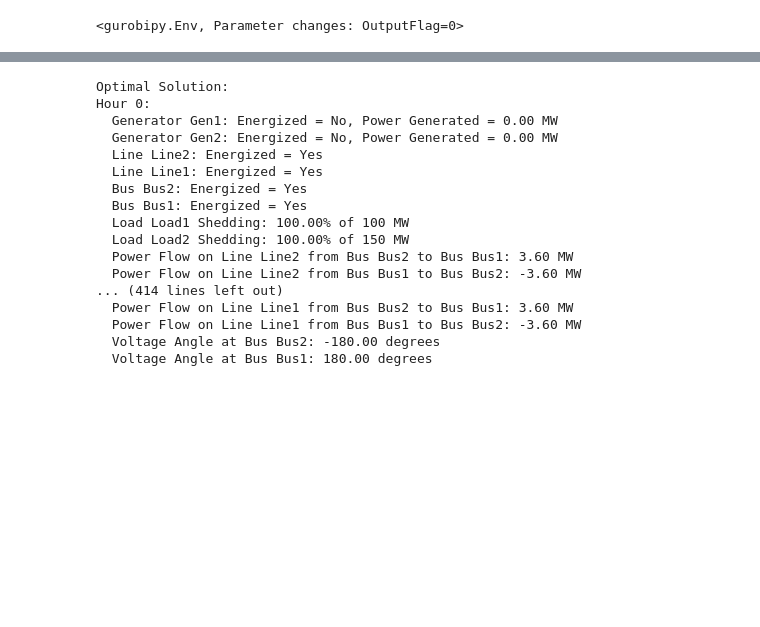
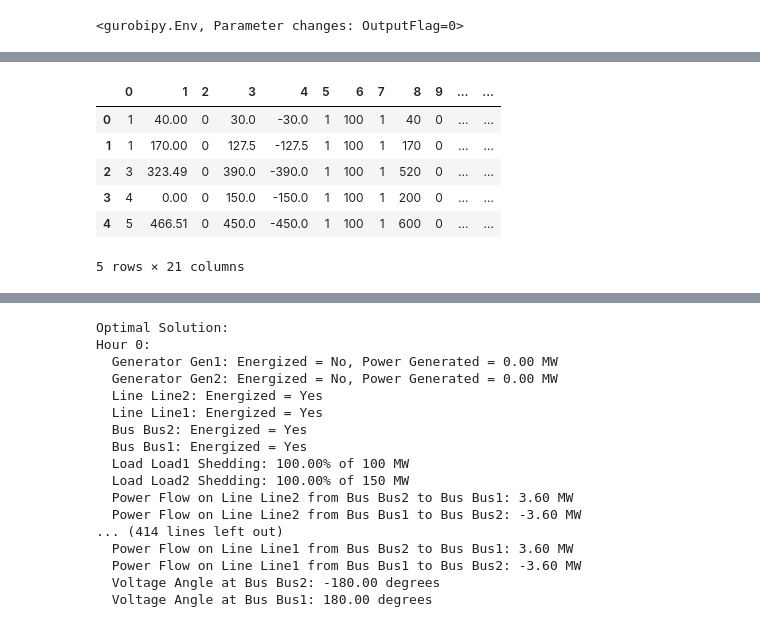
Before and after one commit to Ekatherian/IOE510-project, a Jupyter notebook: wildfire.ipynb, the cells around one changed output, grey strips where cells are left out. Drawn from its saved outputs; the diff is of its cells as text; code cells hidden in the pictures; blank space fills up the shorter version.

```diff
--- a/wildfire.ipynb
+++ b/wildfire.ipynb
@@ -9,0 +29,10 @@ env.start()
+# %%
+df_generator.head()
+# %% [output]
+|  | 0 | 1 | 2 | 3 | 4 | 5 | 6 | 7 | 8 | 9 | ... | ... |
+| 0 | 1 | 40.00 | 0 | 30.0 | -30.0 | 1 | 100 | 1 | 40 | 0 | ... | ... |
+| 1 | 1 | 170.00 | 0 | 127.5 | -127.5 | 1 | 100 | 1 | 170 | 0 | ... | ... |
+| 2 | 3 | 323.49 | 0 | 390.0 | -390.0 | 1 | 100 | 1 | 520 | 0 | ... | ... |
+| 3 | 4 | 0.00 | 0 | 150.0 | -150.0 | 1 | 100 | 1 | 200 | 0 | ... | ... |
+| 4 | 5 | 466.51 | 0 | 450.0 | -450.0 | 1 | 100 | 1 | 600 | 0 | ... | ... |
+5 rows × 21 columns
```
Also changed, not shown: parts of 13 cells of this notebook.
